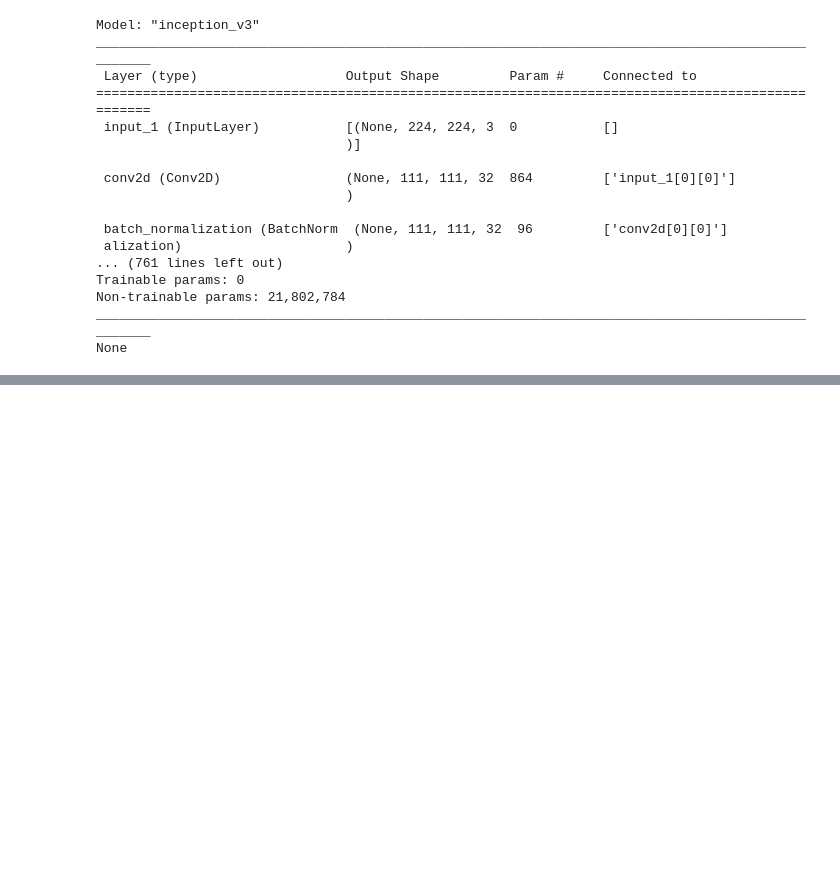
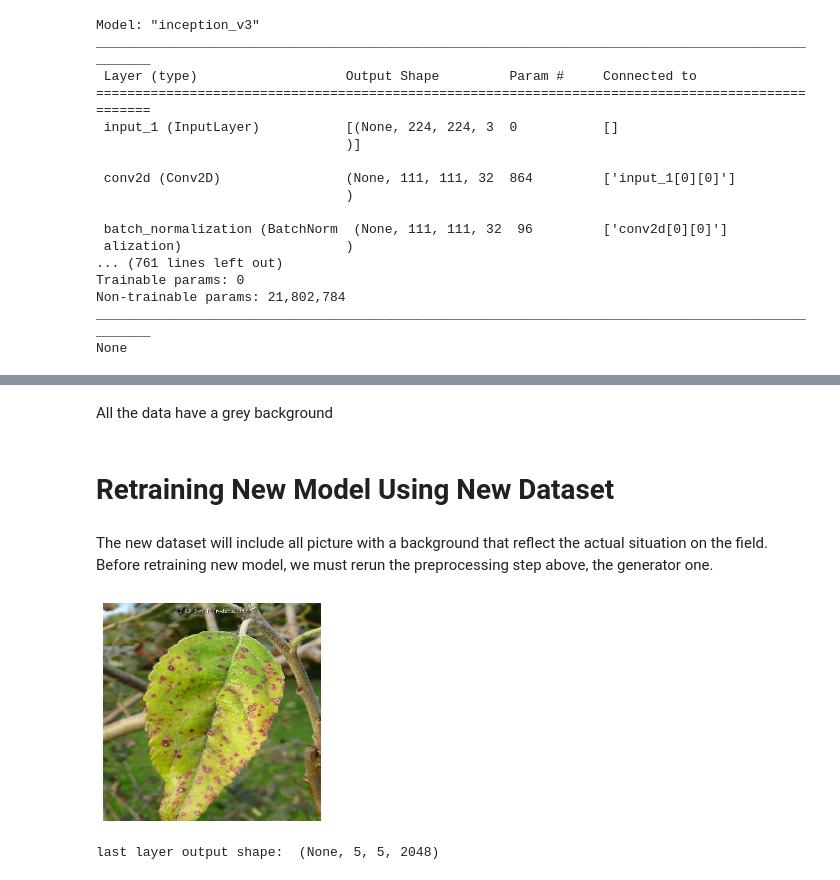
Before and after one commit to mhmmdhafidzr/PlantCare, a Jupyter notebook: PlantCare - Bangkit 2023 Capstone Project.ipynb, the cells around one changed output, grey strips where cells are left out. Saved outputs shown, nothing was run; the diff lists cells and outputs as text; code cells hidden in the pictures; blank space fills up the shorter version.

```diff
--- a/PlantCare - Bangkit 2023 Capstone Project.ipynb
+++ b/PlantCare - Bangkit 2023 Capstone Project.ipynb
@@ -153,0 +266,19 @@ KeyboardInterrupt:
+# %% [markdown]
+All the data have a grey background
+# %% [markdown]
+# Retraining New Model Using New Dataset
+# %% [markdown]
+The new dataset will include all picture with a background that reflect the actual situation on the field. Before retraining new model, we must rerun the preprocessing step above, the generator one.
+# %%
+# New dataset example
+image_path = 'scab_large.jpg'
+img = image.load_img(image_path, target_size=(224, 224))
+img = image.img_to_array(img)
+img = np.expand_dims(img, axis=0)
+img = img / 255.0  # Rescale pixel values to the range of [0, 1]
+
+plt.imshow(img[0])
+plt.axis('off')
+plt.show()
+# %% [output]
+[figure, added]
@@ -153,0 +302,8 @@ KeyboardInterrupt:
+# %%
+# Use mixed10 layer as the last output from the old model
+
+last_layer = pre_trained_model2.get_layer('mixed10')
+print('last layer output shape: ', last_layer.output_shape)
+last_output = last_layer.output
+# %% [output]
+last layer output shape:  (None, 5, 5, 2048)
```
Also changed, not shown: parts of 29 cells of this notebook.
